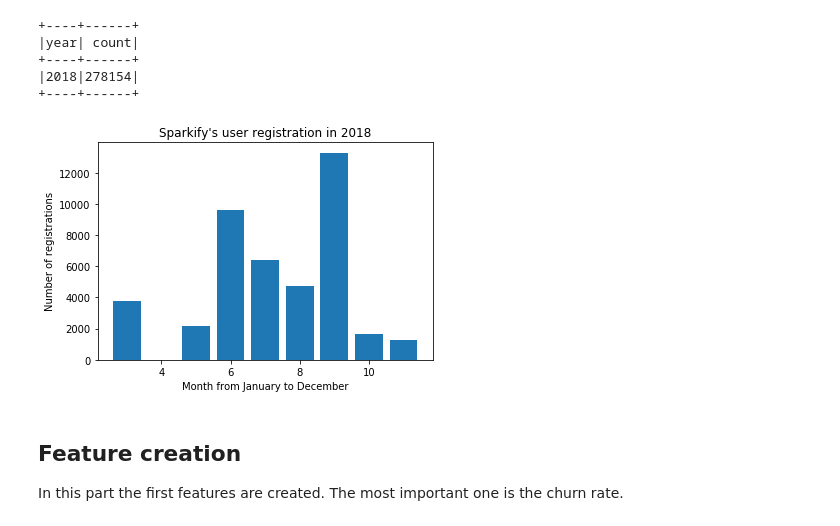
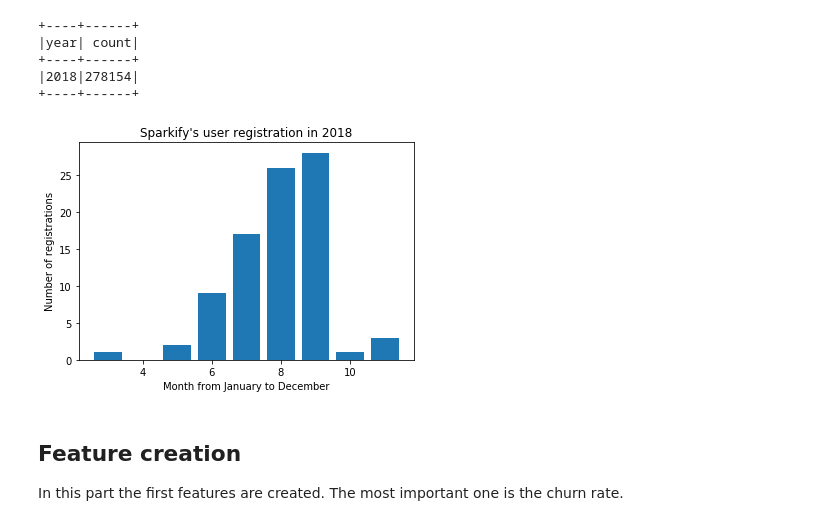
Before and after one commit to lethiess/Sparkify, a Jupyter notebook: Sparkify.ipynb, the cells around one changed output. Cells and saved outputs as stored; diff of their text form; code cells hidden in the pictures.

```diff
--- a/Sparkify.ipynb
+++ b/Sparkify.ipynb
@@ -517,16 +551,17 @@ get_day = udf(lambda x: datetime.fromtimestamp(x / 1000).day, IntegerType())
 # extract the month and day from the registration time
 df_register = df.withColumn("month", get_month(df.registration))
 df_register = df_register.withColumn("day", get_day(df_register.registration))
-pd_reg_date = df_register.groupby(["month", "day"]).count().sort(["month", "day"]).toPandas()
+pd_reg_date = df_register.dropDuplicates(["userId"]).groupby(["month", "day"]).count().sort(["month", "day"]).toPandas()
+pd_reg_date = pd_reg_date.groupby("month").count()
 # %%
 # bar chart of the registration time
 plt.figure();
-plt.bar(pd_reg_date.month, pd_reg_date["count"]);
+plt.bar(pd_reg_date.index, pd_reg_date["count"]);
 plt.xlabel("Month from January to December");
 plt.ylabel("Number of registrations");
 plt.title("Sparkify's user registration in 2018");
 # %% [output]
-[figure, old version]
+[figure, new version]
 # %% [markdown]
 ## Feature creation
 
```
Also changed, not shown: parts of 9 cells of this notebook, 1 other file.
